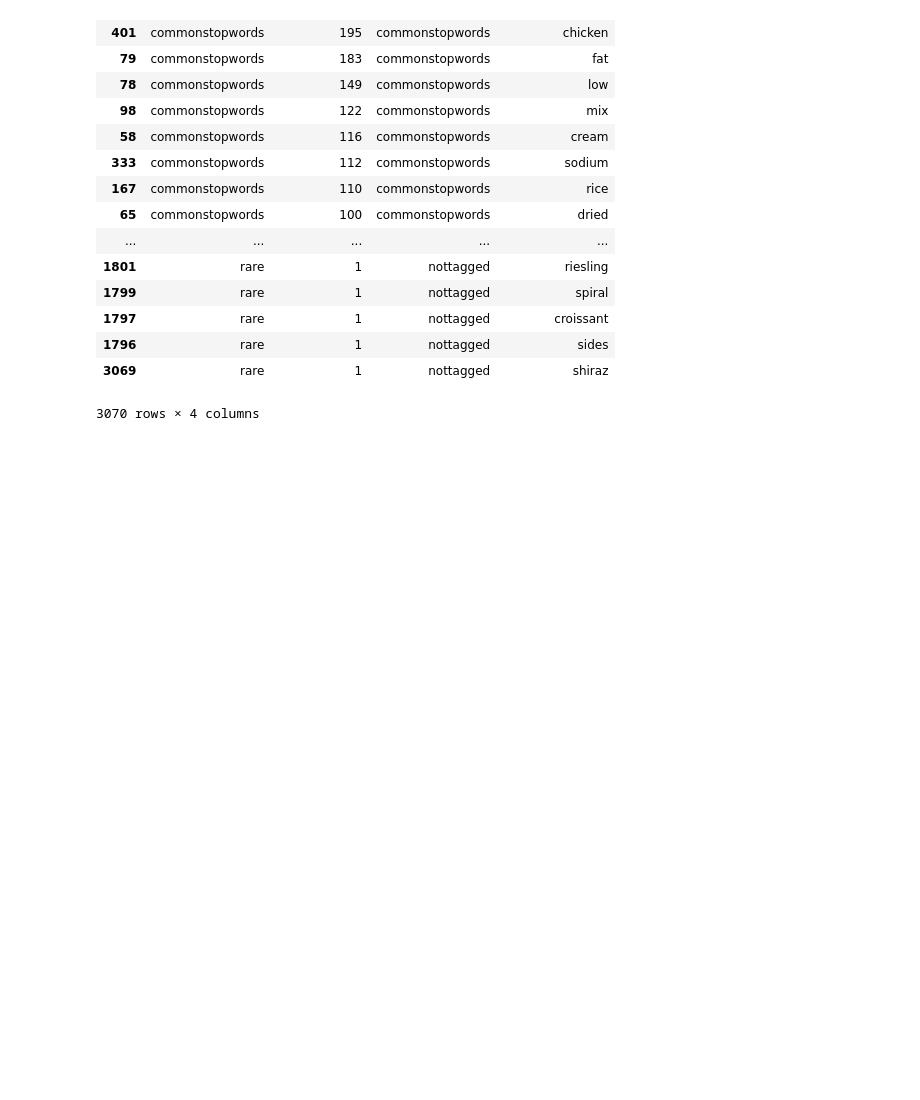
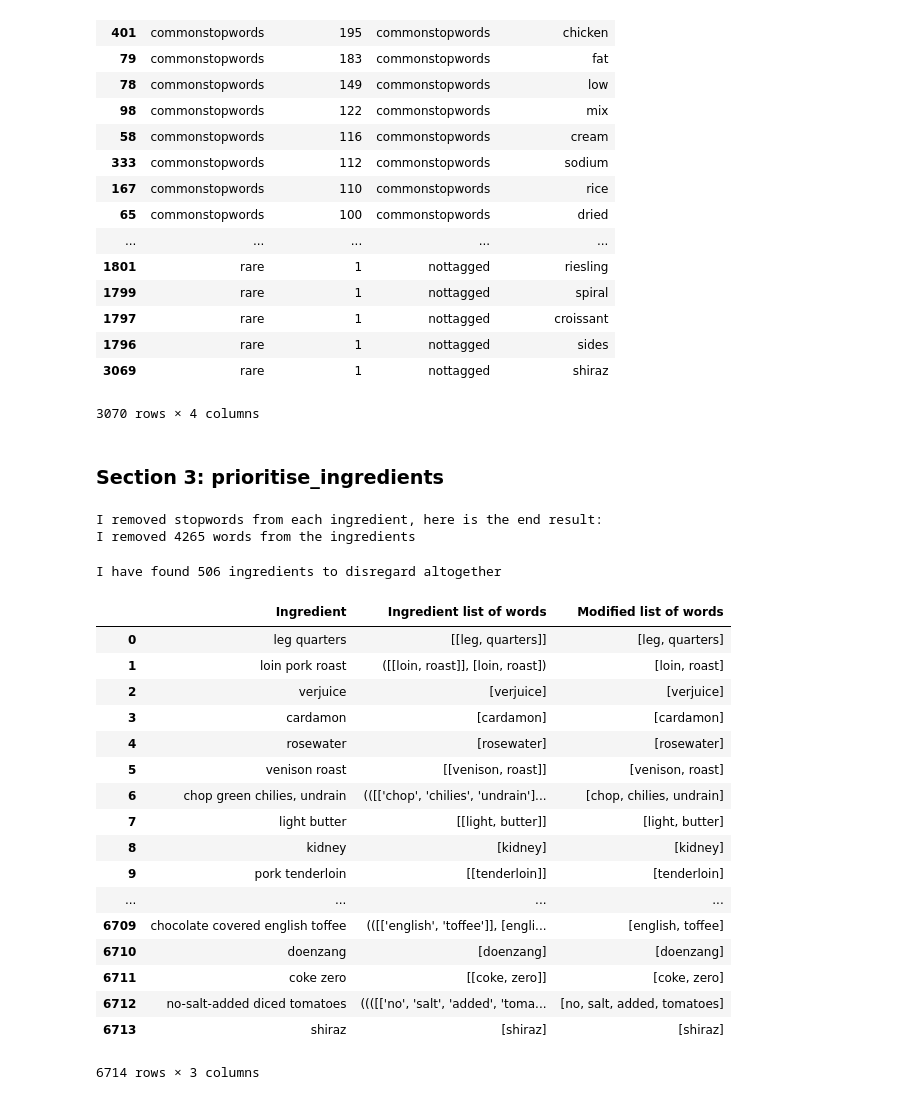
Before and after one commit to SinaSarparast/CPFSO, a Jupyter notebook: JupyterNotebook/feature_extraction.ipynb, the cells around one changed output. Saved outputs shown, nothing was run; the diff lists cells and outputs as text; code cells hidden in the pictures; blank space fills up the shorter version.

```diff
--- a/JupyterNotebook/ingredients_store.ipynb
+++ b/JupyterNotebook/feature_extraction.ipynb
@@ -259,3 +294,5 @@ All counted ingredient words labelled according to whether they should be added
 | 1796 | rare | 1 | nottagged | sides |
 | 3069 | rare | 1 | nottagged | shiraz |
 3070 rows × 4 columns
+# %% [markdown]
+### Section 3: prioritise_ingredients
@@ -261,0 +323,22 @@ All counted ingredient words labelled according to whether they should be added
+# %%
+#print("here are the ingredients")
+countme=0
+ingredientslist=[]
+ingredientsphrase=[]
+for ingredientword, wordlist in workingingredients.items():
+    for item,metadata in labelledwords.items():
+        if item in wordlist[0]:
+            if metadata[1] in ['commonstopwords','taggedstopwordsrare','taggedstopwordsregular']:
+                #print("This word needs to be removed from the ingredient:", item)
+                wordlist[0].remove(str(item))
+                workingingredients[ingredientword]=workingingredients[ingredientword],wordlist[0]
+                countme=countme+1
+            else:
+                #print("I'm not removing this word")
+                workingingredients[ingredientword]=workingingredients[ingredientword],wordlist[0]
+
+print("I removed stopwords from each ingredient, here is the end result:")
+print("I removed %d words from the ingredients" % countme)
+# %% [output]
+I removed stopwords from each ingredient, here is the end result:
+I removed 4265 words from the ingredients
@@ -261,0 +350,40 @@ All counted ingredient words labelled according to whether they should be added
+# %%
+ingredientsphrase=[]
+ingredientslist=[]
+modifiedingredientslist=[]
+empty=0
+for key, value in workingingredients.items():
+    ingredientsphrase.append(key)
+    ingredientslist.append(value[0][0])
+    try:
+        modifiedingredientslist.append(value[1])
+        if not value[1]:
+            empty=empty+1
+    except:
+        modifiedingredientslist.append([])
+        empty=empty+1
+
+print("I have found %d ingredients to disregard altogether" % empty)
+df = pd.DataFrame({'Ingredient': ingredientsphrase, 'Ingredient list of words':ingredientslist,
+                   'Modified list of words':modifiedingredientslist})
+df
+# %% [output]
+I have found 506 ingredients to disregard altogether
+|  | Ingredient | Ingredient list of words | Modified list of words |
+| 0 | leg quarters | [[leg, quarters]] | [leg, quarters] |
+| 1 | loin pork roast | ([[loin, roast]], [loin, roast]) | [loin, roast] |
+| 2 | verjuice | [verjuice] | [verjuice] |
+| 3 | cardamon | [cardamon] | [cardamon] |
+| 4 | rosewater | [rosewater] | [rosewater] |
+| 5 | venison roast | [[venison, roast]] | [venison, roast] |
+| 6 | chop green chilies, undrain | (([['chop', 'chilies', 'undrain']... | [chop, chilies, undrain] |
+| 7 | light butter | [[light, butter]] | [light, butter] |
+| 8 | kidney | [kidney] | [kidney] |
+| 9 | pork tenderloin | [[tenderloin]] | [tenderloin] |
+| ... | ... | ... | ... |
+| 6709 | chocolate covered english toffee | (([['english', 'toffee']], [engli... | [english, toffee] |
+| 6710 | doenzang | [doenzang] | [doenzang] |
+| 6711 | coke zero | [[coke, zero]] | [coke, zero] |
+| 6712 | no-salt-added diced tomatoes | ((([['no', 'salt', 'added', 'toma... | [no, salt, added, tomatoes] |
+| 6713 | shiraz | [shiraz] | [shiraz] |
+6714 rows × 3 columns
```
Also changed, not shown: parts of 22 cells of this notebook, 2 other files.
